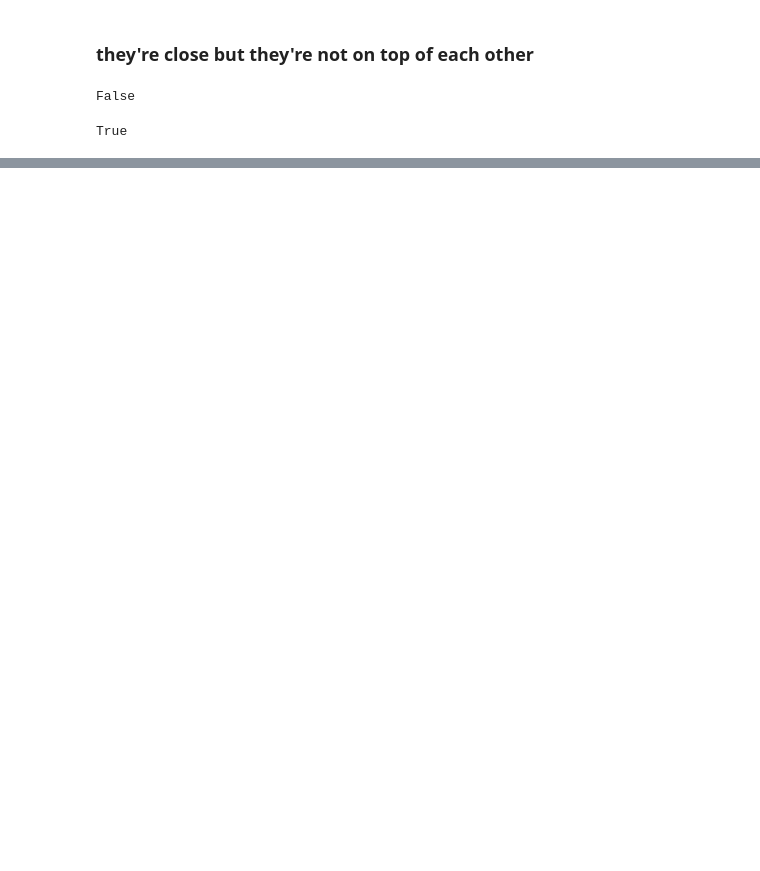
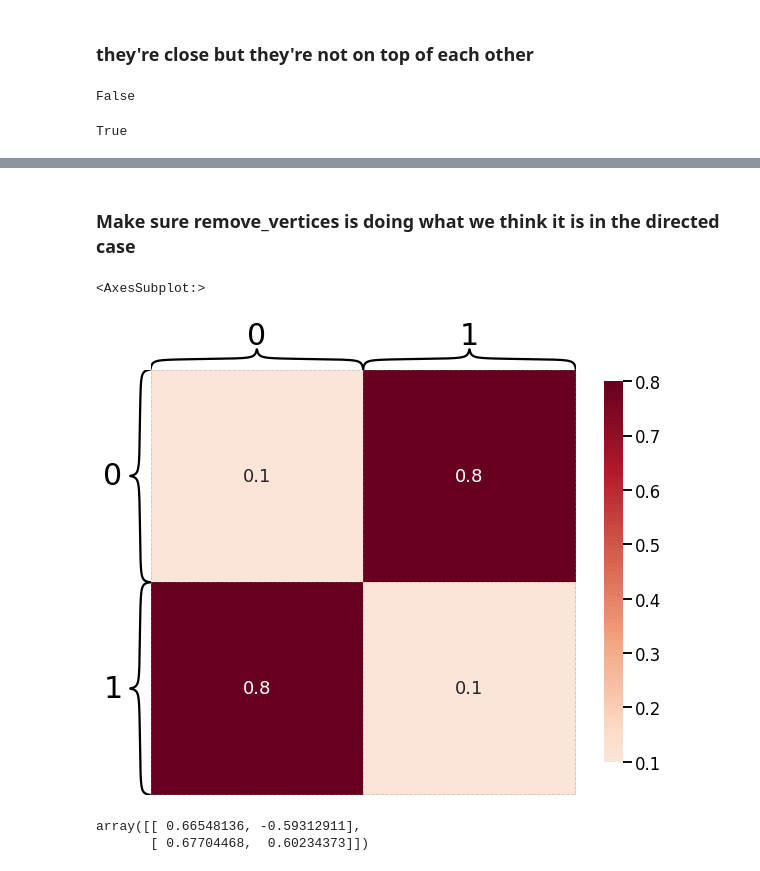
Before and after one commit to loftusa/graspy-personal, a Jupyter notebook: notebooks/descriptive_experiments.ipynb, the cells around one changed output, grey strips where cells are left out. Cells and saved outputs as stored; diff of their text form; code cells hidden in the pictures; blank space fills up the shorter version.

```diff
--- a/notebooks/descriptive_experiments.ipynb
+++ b/notebooks/descriptive_experiments.ipynb
@@ -57 +60,20 @@ pd.concat([fitted_latents_df, predicted_latents_df], axis='columns')
 98 rows × 4 columns
+# %% [markdown]
+### Make sure remove_vertices is doing what we think it is in the directed case
+# %%
+# B = np.array([[0.3, 0.1, 0.1],
+#               [0.3, 0.1, 0.1],
+#               [0.1, 0.5, 0.1]])
+
+
+# B = np.array([[0.3, 0.1, 0.1],
+#               [0.3, 0.1, 0.1],
+#               [0.1, 0.5, 0.1]])
+
+B = np.array([[.1, .8],
+              [.8, .1]])
+
+heatmap(B, annot=True, cmap="RdBu_r", center=0, inner_hier_labels=[0, 1])
+# %% [output]
+<AxesSubplot:>
+[figure, added]
@@ -57,0 +99,5 @@ pd.concat([fitted_latents_df, predicted_latents_df], axis='columns')
+# %%
+pred_in
+# %% [output]
+array([[ 0.66548136, -0.59312911],
+       [ 0.67704468,  0.60234373]])
```
Also changed, not shown: parts of 9 cells of this notebook, 2 other files.
